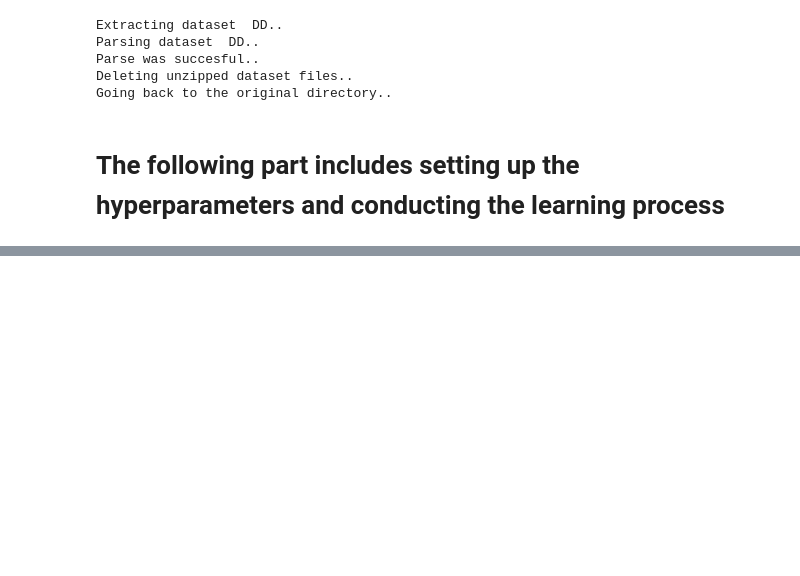
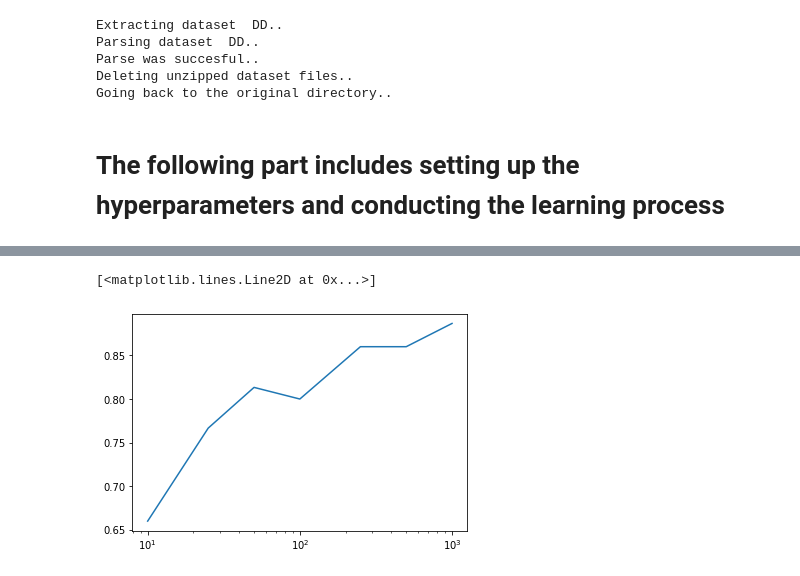
Before and after one commit to nkeriven/graphRF, a Jupyter notebook: class_form.ipynb, the cells around one changed output, grey strips where cells are left out. Saved outputs shown, nothing was run; the diff lists cells and outputs as text; code cells hidden in the pictures; blank space fills up the shorter version.

Commit message:
update RF class, features_num expe

```diff
--- a/class_form.ipynb
+++ b/class_form.ipynb
@@ -307,18 +360,10 @@ Going back to the original directory..
 
 # The following part includes setting up the hyperparameters and conducting the learning process
 # %%
-nodes_num, features_num, samples_num, p_flyback, sigma= 6, 100 , 1000, 0.85, 10
+nodes_num, features_num, samples_num, p_flyback, sigma= 5, 100 , 1000, 0.85, 10
 sampler_type="simple_random_sampling"
-sampler=graph_sampler(sampler_type);
-Gauss_kernel=Gaussian_random_features(sigma, nodes_num, features_num, sampler)
-K_train,K_test=Gauss_kernel.calc_kernel(Gnx_train, Gnx_test, samples_num)
-
-clf = SVC(kernel="precomputed")
-clf.fit(K_train, y_train)
-y_pred = clf.predict(K_test)
-
-# Computes and prints the classification accuracy
-acc = accuracy_score(y_test, y_pred)
-print("Accuracy:", str(round(acc*100, 2)) + "%")
-print(y_pred)
+sampler=graph_sampler(sampler_type, nodes_num)
+feat_map=Gaussian_random_features(nodes_num**2, features_num, sigma)
+GRF = graphlet_avg_features(samples_num, sampler, feat_map, batch_size=None, verbose=True)
+K_train,K_test=calc_kernel(Gnx_train, Gnx_test, GRF)
 # %% [output]
@@ -341,0 +408,18 @@ print(y_pred)
+# %%
+## test many features_num
+nodes_num, samples_num, p_flyback, sigma= 5, 1000, 0.85, 10
+sampler_type="simple_random_sampling"
+sampler=graph_sampler(sampler_type, nodes_num)
+######################################################
+feat_axis=[10, 25, 50, 100, 250, 500, 1000, 2500]
+num_expe=5
+result=np.zeros((len(feat_axis), num_expe))
+for (f_ind, features_num) in enumerate(feat_axis):
+    for i in range(num_expe):
+        print('{}/{}, {}/{}'.format(features_num, len(feat_axis), i, num_expe))
+        G,y = generate_SBM(mult_factor=1.1)
+        G_train, G_test, y_train, y_test = train_test_split(G, y, test_size=0.1)
+        feat_map=Gaussian_random_features(nodes_num**2, features_num, sigma)
+        GRF = graphlet_avg_features(samples_num, sampler, feat_map, batch_size=None, verbose=True)
+        K_train,K_test=calc_kernel(G_train, G_test, GRF)
+        result[f_ind, i] = run_grid(K_train, K_test, y_train, y_test)
@@ -341,0 +444,5 @@ print(y_pred)
+# %%
+plt.semilogx(feat_axis, np.mean(result, axis=1))
+# %% [output]
+[<matplotlib.lines.Line2D at 0x...>]
+[figure, added]
```
Also changed, not shown: parts of 9 cells of this notebook.
